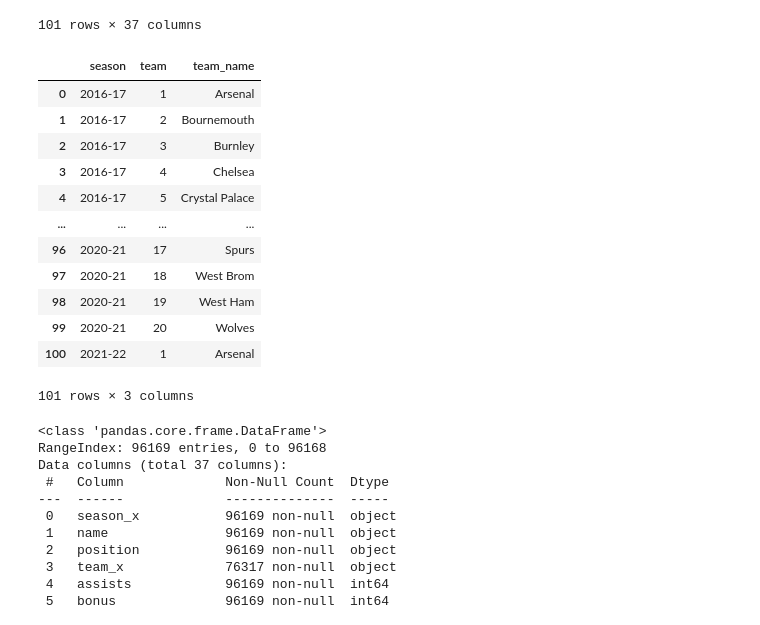
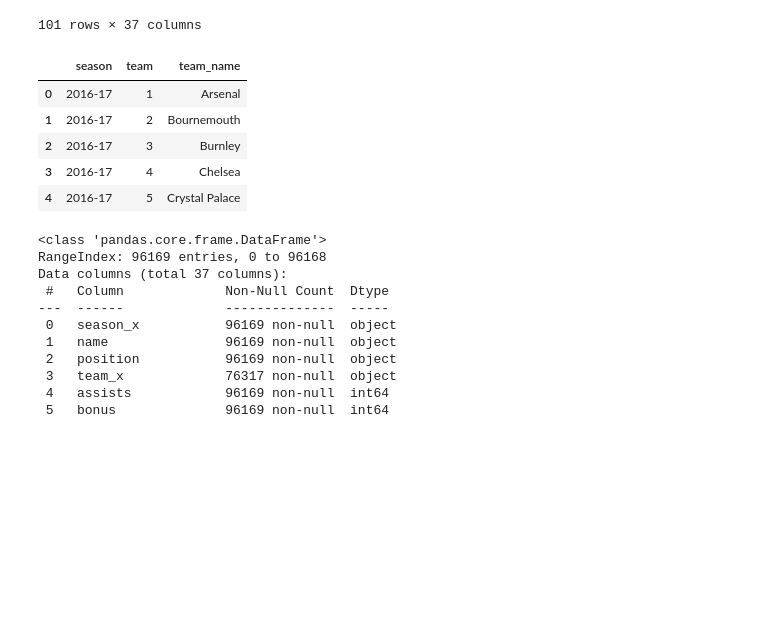
Before and after one commit to abdelrahman1903/Fantasy-Premier-League-Ai-Assistant, a Jupyter notebook: pl-2016-2023.ipynb, the cells around one changed output. Cells and saved outputs as stored; diff of their text form; code cells hidden in the pictures; blank space fills up the shorter version.

```diff
--- a/pl-2016-2023.ipynb
+++ b/pl-2016-2023.ipynb
@@ -46,23 +40,15 @@ df[df['position'] == "GKP"]
 101 rows × 37 columns
 # %%
 # the list of teams in each year
-
-temp_df = pd.read_csv('/kaggle/input/long-pl-dataset/master_team_list.csv')
-temp_df.head(101) # This shows you the first 5 rows of the table!
+temp_df = pd.read_csv('./master_team_list.csv')
+temp_df.head() # This shows you the first 5 rows of the table!
 # %% [output]
 |  | season | team | team_name |
 | 0 | 2016-17 | 1 | Arsenal |
 | 1 | 2016-17 | 2 | Bournemouth |
 | 2 | 2016-17 | 3 | Burnley |
 | 3 | 2016-17 | 4 | Chelsea |
 | 4 | 2016-17 | 5 | Crystal Palace |
-| ... | ... | ... | ... |
-| 96 | 2020-21 | 17 | Spurs |
-| 97 | 2020-21 | 18 | West Brom |
-| 98 | 2020-21 | 19 | West Ham |
-| 99 | 2020-21 | 20 | Wolves |
-| 100 | 2021-22 | 1 | Arsenal |
-101 rows × 3 columns
 # %%
 df.info()
 # %% [output]
```
Also changed, not shown: parts of 33 cells of this notebook, 4 other files.
